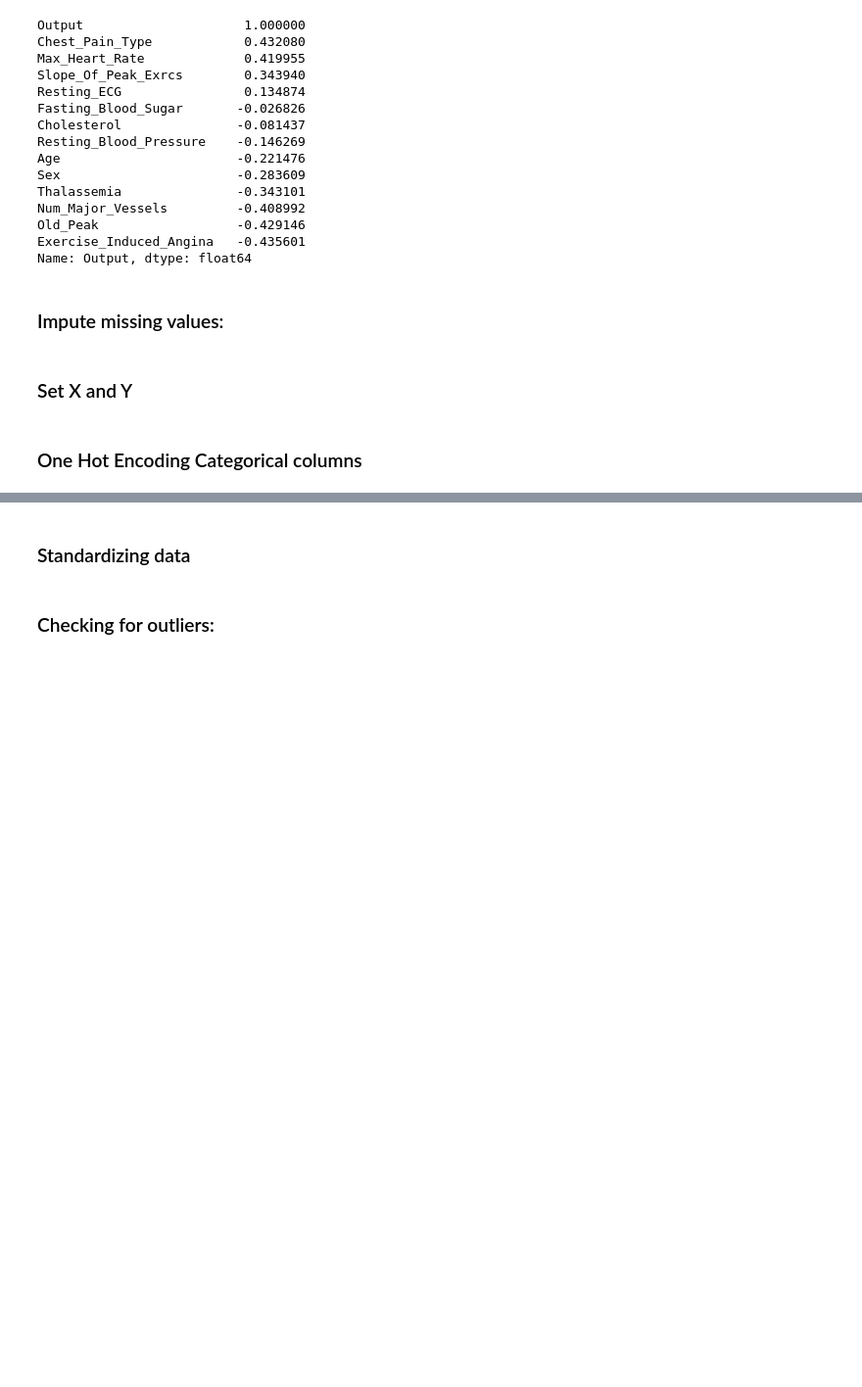
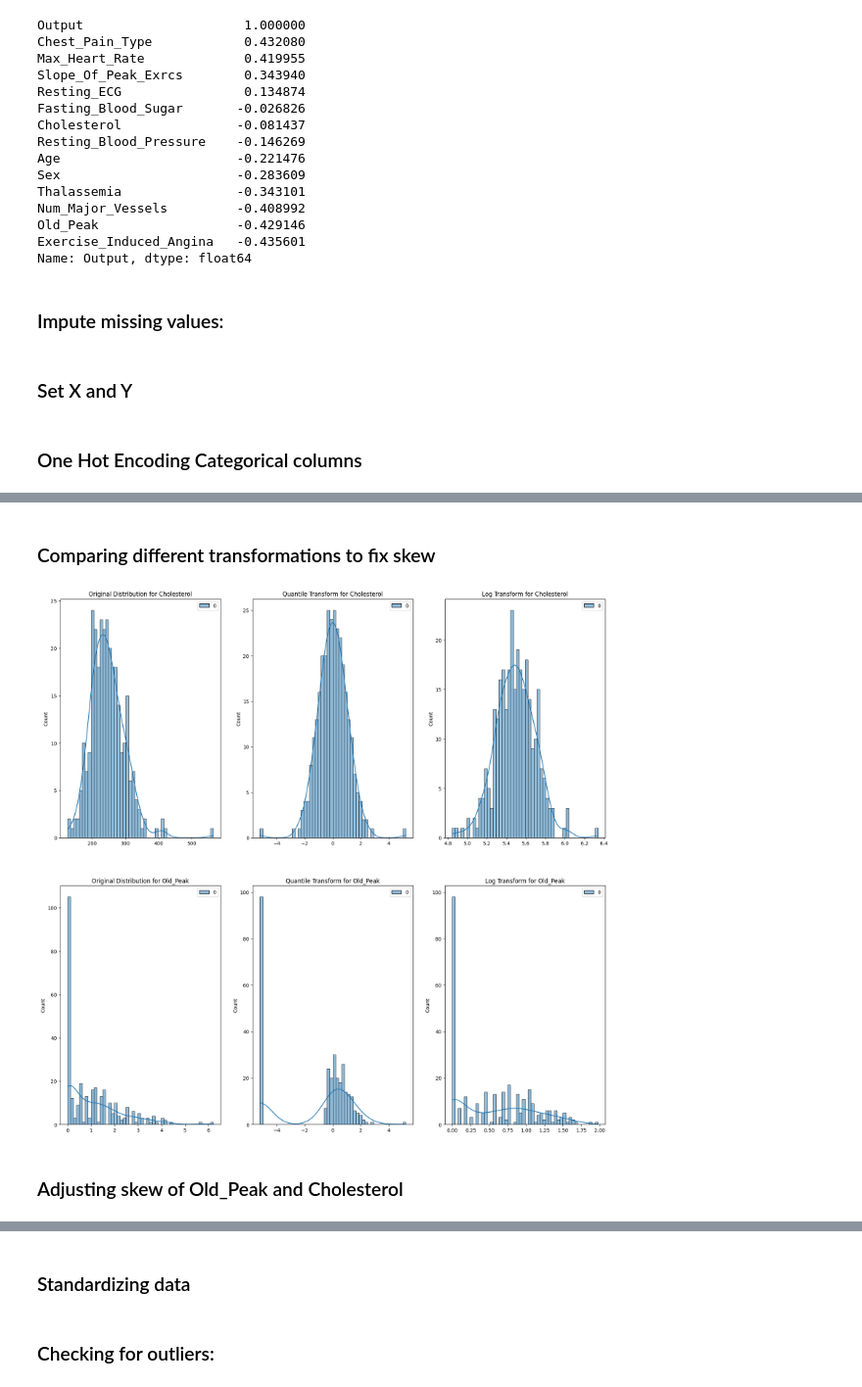
Before and after one commit to sgafanth/heart-attack-analysis, a Jupyter notebook: heart_attack_analysis.ipynb, the cells around one changed output, grey strips where cells are left out. Shown at 98% size. Drawn from its saved outputs; the diff is of its cells as text; code cells hidden in the pictures; blank space fills up the shorter version.

```diff
--- a/heart_attack_analysis.ipynb
+++ b/heart_attack_analysis.ipynb
@@ -190,0 +220,31 @@ X = df.loc[:, df.columns != 'Output']
+# %% [markdown]
+### Comparing different transformations to fix skew
+# %%
+from sklearn.preprocessing import FunctionTransformer, QuantileTransformer
+cols1 = ["Cholesterol", "Old_Peak"]
+
+def test_transformers(columns):
+    #pt = log_transform()
+    qt = QuantileTransformer(n_quantiles=500, output_distribution='normal')
+    fig = plt.figure(figsize=(20,30))
+    j = 1
+    for i in columns:
+        array = np.array(X[i]).reshape(-1, 1)
+        y = np.log(array + 1)
+        x = qt.fit_transform(array)
+        plt.subplot(3,3,j)
+        sns.histplot(array, bins = 50, kde = True)
+        plt.title(f"Original Distribution for {i}")
+        plt.subplot(3,3,j+1)
+        sns.histplot(x, bins = 50, kde = True)
+        plt.title(f"Quantile Transform for {i}")
+        plt.subplot(3,3,j+2)
+        sns.histplot(y, bins = 50, kde = True)
+        plt.title(f"Log Transform for {i}")
+        j += 3
+
+test_transformers(cols1)
+# %% [output]
+[figure, added]
+# %% [markdown]
+### Adjusting skew of Old_Peak and Cholesterol
```
Also changed, not shown: parts of 20 cells of this notebook.
